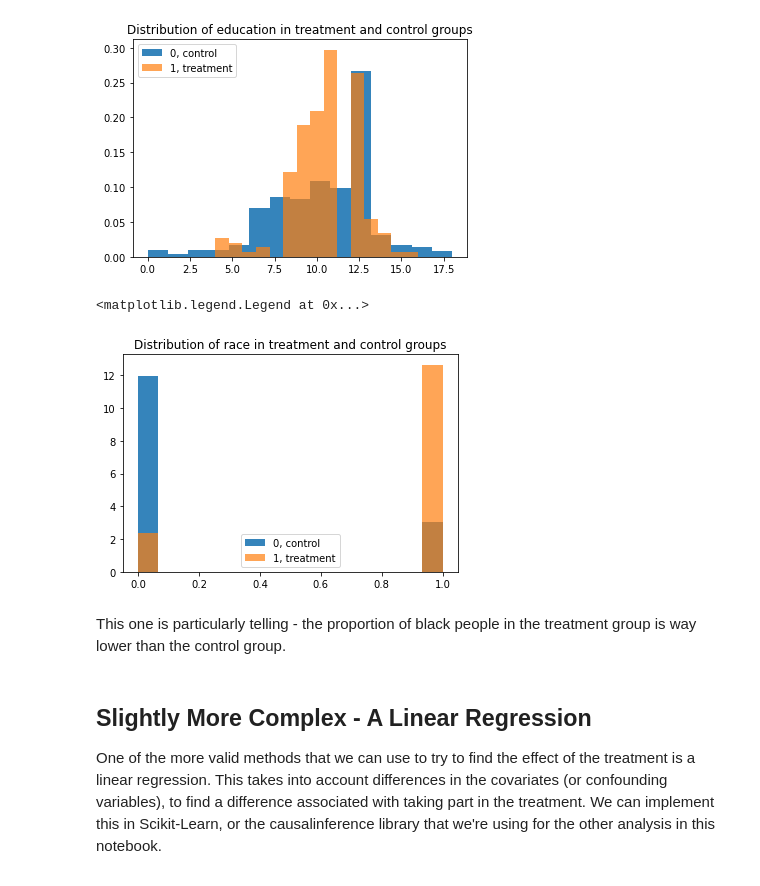
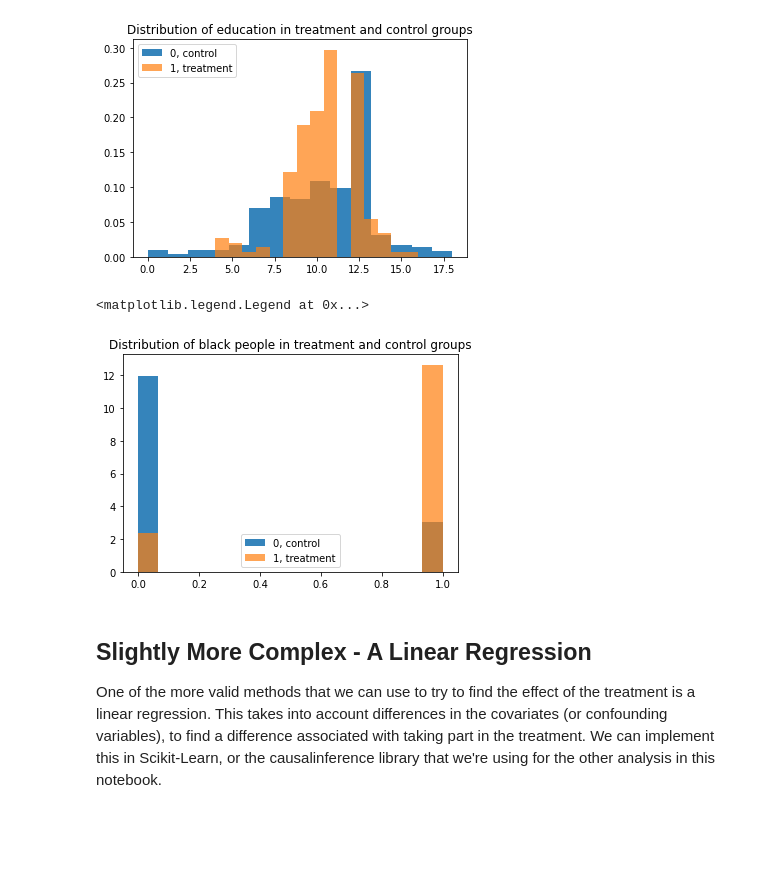
Before and after one commit to Cameron-Watts/Capstone-notebooks, a Jupyter notebook: Notebooks/Matching and Causal Inference/Matching and Causal Inference.ipynb, the cells around one changed output. Cells and saved outputs as stored; diff of their text form; code cells hidden in the pictures; blank space fills up the shorter version.

```diff
--- a/Notebooks/Matching and Causal Inference/Matching and Causal Inference.ipynb
+++ b/Notebooks/Matching and Causal Inference/Matching and Causal Inference.ipynb
@@ -175,15 +172,13 @@ plt.legend()
 # %%
 #Plot the treated and control group's racial distribution
 plt.hist(df[df["treat"] == 0]["black"], label="0, control", bins=15, density=True, alpha=0.9)
 plt.hist(df[df["treat"] == 1]["black"], label="1, treatment", bins=15, density=True, alpha=0.7)
 
-plt.title("Distribution of race in treatment and control groups")
+plt.title("Distribution of black people in treatment and control groups")
 plt.legend()
 # %% [output]
 <matplotlib.legend.Legend at 0x...>
-[figure, old version]
+[figure, new version]
-# %% [markdown]
-This one is particularly telling - the proportion of black people in the treatment group is way lower than the control group.
 # %% [markdown]
 ## Slightly More Complex - A Linear Regression
 
```
Also changed, not shown: parts of 1 cell of this notebook.
